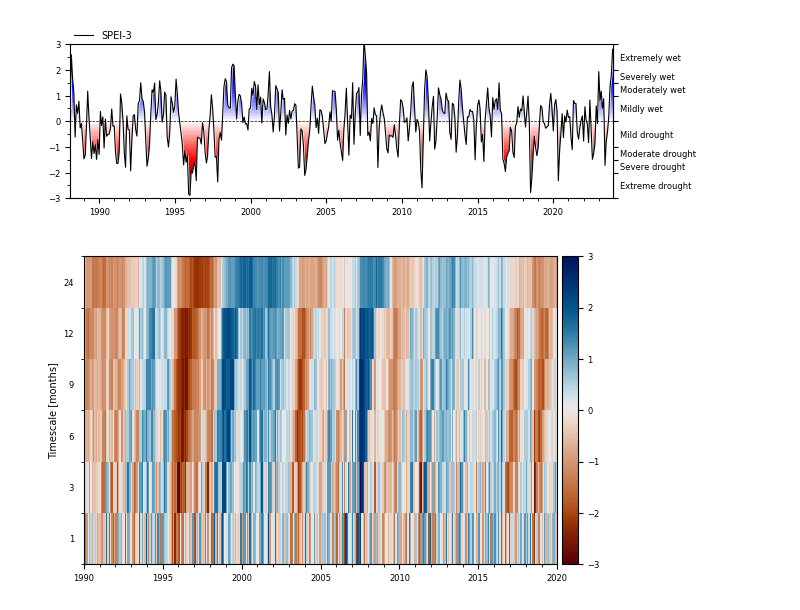
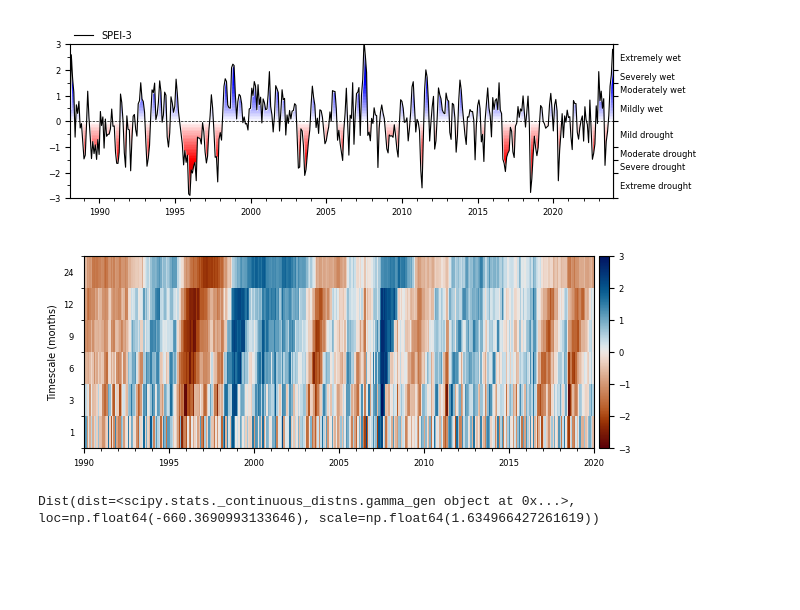
Before and after one commit to martinvonk/SPEI, a Jupyter notebook: paper/paper.ipynb, the cells around one changed output. Drawn from its saved outputs; the diff is of its cells as text; code cells hidden in the pictures; blank space fills up the shorter version.

```diff
--- a/paper/paper.ipynb
+++ b/paper/paper.ipynb
@@ -89,7 +130,7 @@ zscores = np.arange(-3.0, 3.1, 0.1)
 norm_cdf = sps.norm.cdf(zscores, loc=0.0, scale=1.0)
 norm_cdf_transformed = sps.norm.ppf(cdf.values, loc=0.0, scale=1.0)
 
-bin = 10.0
+bin = 5.0
 bins = np.arange(data.min() // bin * bin, data.max() + bin, bin)
 
 fig, axd = plt.subplot_mosaic(
@@ -115,12 +156,25 @@ axd["cdf"].hist(
 axd["cdf"].plot(data, cdf, label=f"Fitted {dist.name} distribution", color="C0")
 axd["cdf"].legend(loc="upper left")
 axd["cdf"].set_xlim(np.min(data), np.max(data))
-axd["cdf"].xaxis.set_major_locator(mpl.ticker.MultipleLocator(bin))
+axd["cdf"].xaxis.set_minor_locator(mpl.ticker.MultipleLocator(bin))
+axd["cdf"].xaxis.set_major_locator(mpl.ticker.MultipleLocator(bin * 2))
 axd["cdf"].set_ylim(0.0, 1.0)
 axd["cdf"].yaxis.set_major_locator(mpl.ticker.MultipleLocator(0.1))
 axd["cdf"].yaxis.set_major_formatter(mpl.ticker.PercentFormatter(1.0))
 axd["cdf"].set_xlabel("Precipitation surplus (mm)")
 axd["cdf"].set_ylabel("Cumulative probability")
+axd["cdf"].annotate(
+    "(a)",
+    xy=(0.99, 0.02),
+    xycoords="axes fraction",
+    fontsize=mpl.rcParams["axes.titlesize"],
+    horizontalalignment="right",
+    verticalalignment="bottom",
+    path_effects=[
+        patheffects.Stroke(linewidth=1, foreground="white"),
+        patheffects.Normal(),
+    ],
+)
 
 axd["norm"].plot(
     zscores, norm_cdf, label="Standardized\nnormal distribution", color="C4", zorder=3
@@ -159,5 +213,18 @@ axd["norm"].plot(
     linewidth=1.0,
     zorder=1,
 )
+axd["norm"].annotate(
+    "(b)",
+    xy=(0.99, 0.02),
+    xycoords="axes fraction",
+    fontsize=mpl.rcParams["axes.titlesize"],
+    horizontalalignment="right",
+    verticalalignment="bottom",
+    path_effects=[
+        patheffects.Stroke(linewidth=1, foreground="white"),
+        patheffects.Normal(),
+    ],
+)
+
 fig.savefig("figures/surplus_fit_cdf.png", dpi=300, bbox_inches="tight")
 # %% [output]
@@ -193,17 +260,25 @@ ax.get_figure().savefig("figures/spei3.png", dpi=300, bbox_inches="tight")
 # %%
 speis = [
     spei1.rename("1"),
     spei3.rename("3"),
     si.spei(surplusm, timescale=6).rename("6"),
     si.spei(surplusm, timescale=9).rename("9"),
     si.spei(surplusm, timescale=12).rename("12"),
     si.spei(surplusm, timescale=24).rename("24"),
 ]
-ax = si.plot.heatmap(speis, cmap="vik_r", vmax=3, add_category=False)
-ax.set_ylabel("Timescale [months]")
+f, ax = plt.subplots(figsize=(7.0, 2.5))
+si.plot.heatmap(speis, cmap="vik_r", vmax=3, add_category=False, ax=ax)
+ax.set_ylabel("Timescale (months)")
 ax.xaxis.set_major_locator(mpl.dates.YearLocator(5))
-ax.xaxis.set_minor_locator(mpl.dates.YearLocator())
+ax.xaxis.set_minor_locator(mpl.dates.YearLocator(1))
 ax.set_xlim(pd.Timestamp("1990"), pd.Timestamp("2020"))
 ax.get_figure().savefig("figures/spei_heatmap.png", dpi=300, bbox_inches="tight")
 # %% [output]
-[figure, old version]
+[figure, new version]
+# %%
+spi3 = si.SI(series=prec, dist=sps.gamma, timescale=30, prob_zero=True)
+spi3.fit_distribution()
+
+spi3._dist_dict[pd.Timestamp("2000-02-29")]
+# %% [output]
+Dist(dist=<scipy.stats._continuous_distns.gamma_gen object at 0x...>, loc=np.float64(-660.3690993133646), scale=np.float64(1.634966427261619))
```
Also changed, not shown: parts of 5 cells of this notebook, 1 other file.
